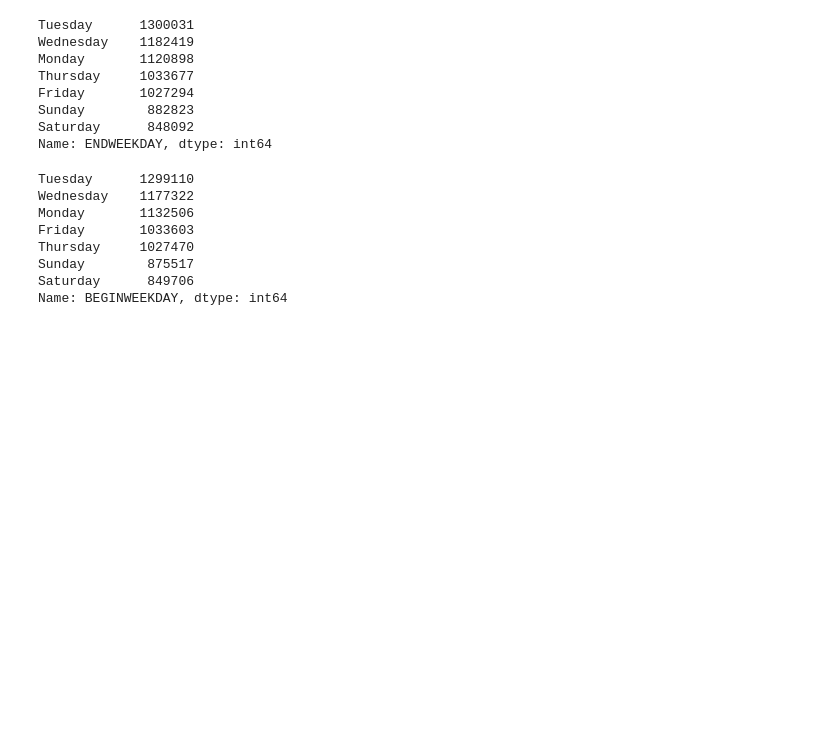
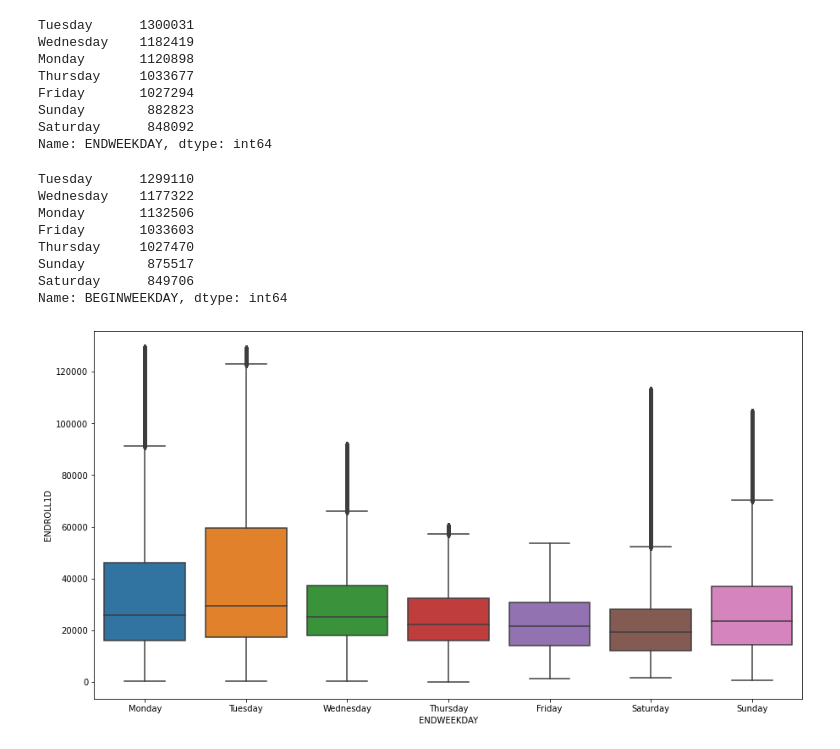
Before and after one commit to nedatahe/accre-candy-corn, a Jupyter notebook: notebooks/accre_exploration_cm_4.ipynb, the cells around one changed output. Saved outputs shown, nothing was run; the diff lists cells and outputs as text; code cells hidden in the pictures; blank space fills up the shorter version.

Commit message:
completed some exploration fo day of the week

```diff
--- a/notebooks/accre_exploration_cm_4.ipynb
+++ b/notebooks/accre_exploration_cm_4.ipynb
@@ -281,3 +266,12 @@ Thursday     1027470
 Sunday        875517
 Saturday      849706
 Name: BEGINWEEKDAY, dtype: int64
+# %%
+# box plots of jobs ended by days of the week (production partition only)
+plt.figure(figsize = (15,8))
+
+sns.boxplot(data = jobs[jobs['PARTITION']== 'production'],
+           x = 'ENDWEEKDAY',
+           y = 'ENDROLL1D');
+# %% [output]
+[figure, added]
```
Also changed, not shown: parts of 39 cells of this notebook.
